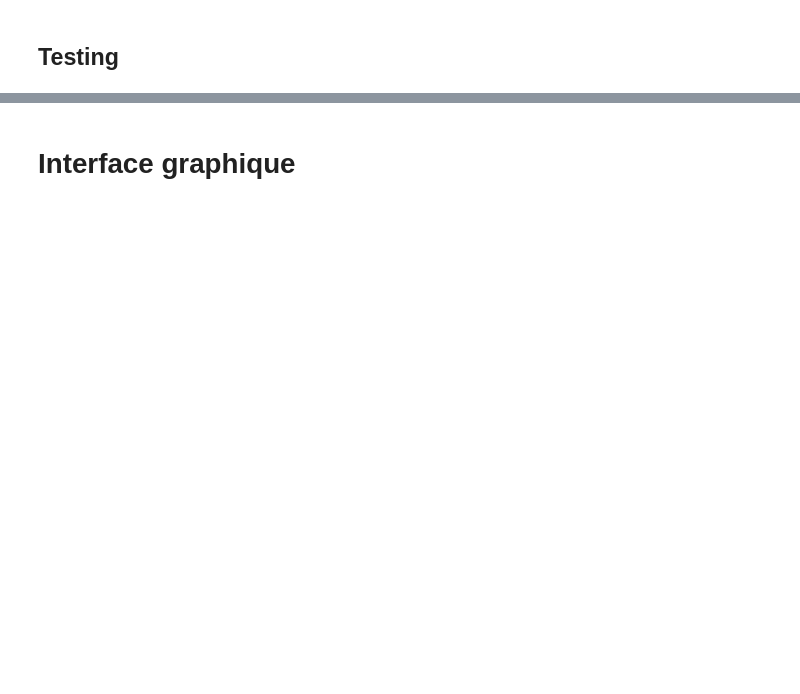
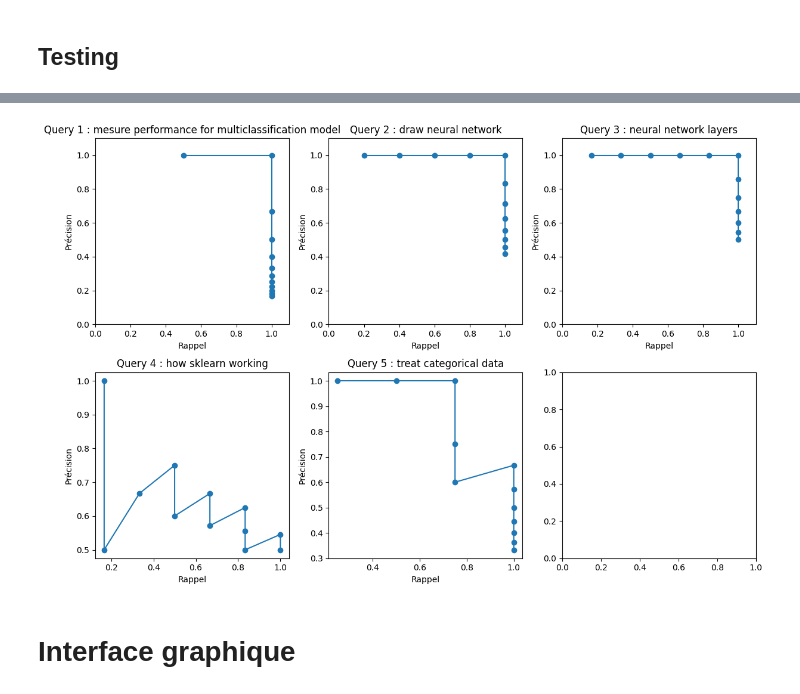
Before and after one commit to solalducloyer/EI_ST4_Groupe1, a Jupyter notebook: Search_Engine_Final_.ipynb, the cells around one changed output, grey strips where cells are left out. Cells and saved outputs as stored; diff of their text form; code cells hidden in the pictures; blank space fills up the shorter version.

```diff
--- a/Search_Engine_Final_.ipynb
+++ b/Search_Engine_Final_.ipynb
@@ -332,3 +375,35 @@ def make_query(natural_query):
+# %%
+#Affichage des courbes rappel-precision
+
+# Créer une grille de sous-graphes avec 2 lignes et 3 colonnes
+fig, axes = plt.subplots(nrows=2, ncols=3, figsize=(12, 8))
+
+
+for i in range(3):
+  rappel, precision=dic_performances['rappel'][i], dic_performances['precision'][i]
+  axes[0, i].plot(rappel, precision ,marker='o', linestyle='-')
+  axes[0, i].set_xlabel('Rappel')
+  axes[0, i].set_ylabel('Précision')
+  axes[0, i].set_title(queries[i])
+  axes[0, i].set_xlim(0, 1.1)  # Définir les limites des axes x de 0 à 1
+  axes[0, i].set_ylim(0, 1.1)
+
+for j in range(2):
+  i=j+3
+  rappel, precision=dic_performances['rappel'][i], dic_performances['precision'][i]
+  axes[1, j].plot(rappel, precision ,marker='o', linestyle='-')
+  axes[1, j].set_xlabel('Rappel')
+  axes[1, j].set_ylabel('Précision')
+  axes[1, j].set_title(queries[i])
+  axes[0, j].set_xlim(0, 1.1)  # Définir les limites des axes x de 0 à 1
+  axes[0, j].set_ylim(0, 1.1)
+
+
+
+plt.tight_layout()
+plt.show()
+# %% [output]
+[figure, added]
 # %% [markdown]
 # Interface graphique
 # %%
```
Also changed, not shown: parts of 14 cells of this notebook.
